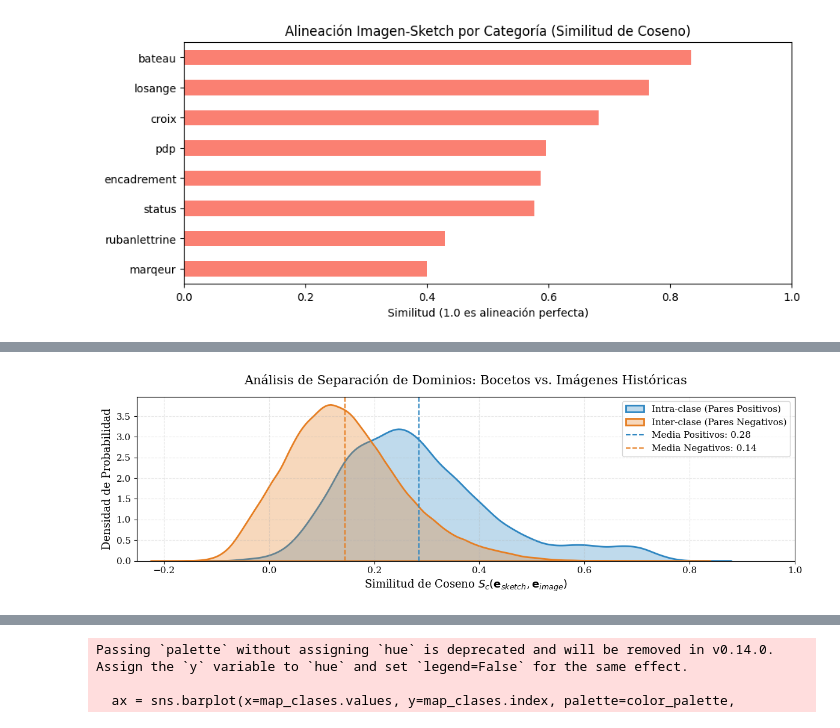
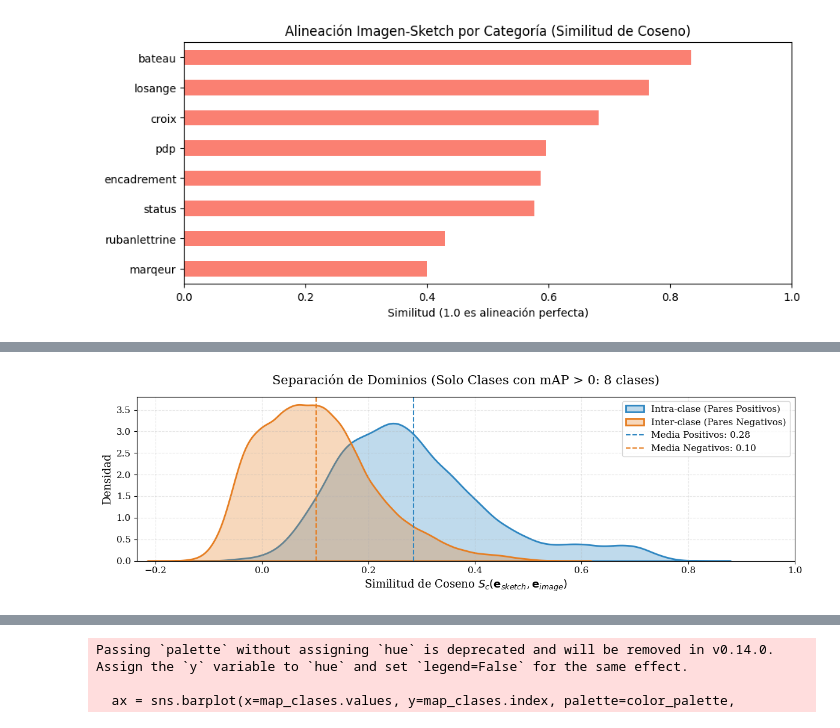
Before and after one commit to LukasWolff2002/TAREA_1_RECON_VISUAL, a Jupyter notebook: analisis.ipynb, the cells around one changed output, grey strips where cells are left out. Saved outputs shown, nothing was run; the diff lists cells and outputs as text; code cells hidden in the pictures.

Commit message:
arreglo grafico separacion de dominios

```diff
--- a/analisis.ipynb
+++ b/analisis.ipynb
@@ -250,72 +250,89 @@ plt.rcParams.update({
     "axes.grid": True,
     "grid.alpha": 0.3,
     "grid.linestyle": "--",
-    "text.usetex": False  # Cambiar a True si tienes LaTeX instalado en el sistema
+    "text.usetex": False
 })
 
 try:
-    # 2. Carga de los embeddings generados
+    # 2. Carga y preparación inicial
     data = torch.load("embeddings.pt")
     df = pd.DataFrame(data["records"])
     X = np.stack([r.numpy() for r in df['embedding']])
 
-    # Separación por tipo: Consultas (Sketches) vs Galería (Imágenes)
-    es_sketch = (df['dtype'] == 'sketch').values
-    X_query = X[es_sketch]
-    labels_query = df['category'].values[es_sketch]
+    # Separación base
+    mask_sketch = (df['dtype'] == 'sketch').values
+    X_query = X[mask_sketch]
+    labels_query = df['category'].values[mask_sketch]
+    X_gallery = X[~mask_sketch]
+    labels_gallery = df['category'].values[~mask_sketch]
 
-    X_gallery = X[~es_sketch]
-    labels_gallery = df['category'].values[~es_sketch]
-
-    # 3. Cálculo de la métrica de similitud de coseno
-    # Comparamos cada boceto con toda la galería de imágenes
+    # 3. Cálculo de AP por consulta para filtrar clases con mAP > 0
     sim_matrix = cosine_similarity(X_query, X_gallery)
 
-    intra_clase = [] # Pares del mismo objeto (Positivos)
-    inter_clase = [] # Pares de objetos distintos (Negativos)
+    def get_ap(sims, q_label, g_labels):
+        sort_idx = np.argsort(-sims)
+        rel = (g_labels[sort_idx] == q_label).astype(int)
+        if np.sum(rel) == 0: return 0.0
+        ranks = np.arange(1, len(rel) + 1)
+        return np.sum((np.cumsum(rel) / ranks) * rel) / np.sum(rel)
+
+    # Calcular AP para cada sketch
+    aps = [get_ap(sim_matrix[i], labels_query[i], labels_gallery) for i in range(len(X_query))]
+    df_aps = pd.DataFrame({'category': labels_query, 'AP': aps})
+
+    # Identificar clases con mAP > 0
+    mAP_per_class = df_aps.groupby('category')['AP'].mean()
+    clases_validas = mAP_per_class[mAP_per_class > 0].index.tolist()
+
+    print(f"Clases detectadas con mAP > 0: {len(clases_validas)} de {len(mAP_per_class)}")
+
+    # 4. Filtrar datos para el gráfico de Separación de Dominios
+    intra_clase = []
+    inter_clase = []
 
     for i in range(len(X_query)):
-        categoria_actual = labels_query[i]
-        mascara_positivos = (labels_gallery == categoria_actual)
+        # Solo procesamos si la categoría de la consulta tiene mAP > 0
+        if labels_query[i] in clases_validas:
+            categoria_actual = labels_query[i]
 
-        intra_clase.extend(sim_matrix[i][mascara_positivos])
-        inter_clase.extend(sim_matrix[i][~mascara_positivos])
+            # Filtramos la galería para comparar solo contra clases válidas
+            mask_gallery_valid = np.isin(labels_gallery, clases_validas)
+            labels_g_filtered = labels_gallery[mask_gallery_valid]
+            sims_filtered = sim_matrix[i][mask_gallery_valid]
 
-    # 4. Generación del gráfico alargado horizontalmente
-    plt.figure(figsize=(12, 4)) # Proporción alargada para análisis detallado
+            mascara_positivos = (labels_g_filtered == categoria_actual)
 
-    # Colores institucionales y profesionales
-    color_pos = "#2E86C1" # Azul para aciertos
-    color_neg = "#E67E22" # Naranja para ruido
+            intra_clase.extend(sims_filtered[mascara_positivos])
+            inter_clase.extend(sims_filtered[~mascara_positivos])
+
+    # 5. Generación del gráfico alargado
+    plt.figure(figsize=(12, 4))
+
+    color_pos = "#2E86C1" # Azul
+    color_neg = "#E67E22" # Naranja
 
     sns.kdeplot(intra_clase, label="Intra-clase (Pares Positivos)",
                 fill=True, color=color_pos, linewidth=2, alpha=0.3)
     sns.kdeplot(inter_clase, label="Inter-clase (Pares Negativos)",
                 fill=True, color=color_neg, linewidth=2, alpha=0.3)
 
-    # Líneas de tendencia central (Promedios)
-    plt.axvline(np.mean(intra_clase), color=color_pos, linestyle="--", label=f"Media Positivos: {np.mean(intra_clase):.2f}")
-    plt.axvline(np.mean(inter_clase), color=color_neg, linestyle="--", label=f"Media Negativos: {np.mean(inter_clase):.2f}")
+    plt.axvline(np.mean(intra_clase), color=color_pos, linestyle="--",
+                label=f"Media Positivos: {np.mean(intra_clase):.2f}")
+    plt.axvline(np.mean(inter_clase), color=color_neg, linestyle="--",
+                label=f"Media Negativos: {np.mean(inter_clase):.2f}")
 
-    # Etiquetas y Títulos en Español con notación matemática
-    plt.title("Análisis de Separación de Dominios: Bocetos vs. Imágenes Históricas", pad=15)
+    plt.title(f"Separación de Dominios (Solo Clases con mAP > 0: {len(clases_validas)} clases)", pad=15)
     plt.xlabel(r"Similitud de Coseno $S_c(\mathbf{e}_{sketch}, \mathbf{e}_{image})$")
-    plt.ylabel("Densidad de Probabilidad")
-
-    # Posicionar la leyenda fuera o en una esquina despejada
+    plt.ylabel("Densidad")
     plt.legend(loc="upper right", frameon=True)
 
-    # Ajuste de límites para centrar la visualización en la zona de interés
     plt.xlim(min(inter_clase)-0.05, 1.0)
-
     plt.tight_layout()
-    plt.savefig("separacion_dominios_horizontal.png", dpi=300, bbox_inches="tight")
+    plt.savefig("separacion_dominios_filtrado.png", dpi=300)
     plt.show()
 
-    print(f"Análisis completado. mAP implícito estimado por margen: {np.mean(intra_clase) - np.mean(inter_clase):.4f}")
+    print(f"Análisis completado. Margen (Gap): {np.mean(intra_clase) - np.mean(inter_clase):.4f}")
 
-except FileNotFoundError:
-    print("Error: No se encontró el archivo 'embeddings.pt'. Asegúrate de haber ejecutado la extracción primero.")
 except Exception as e:
-    print(f"Ocurrió un error inesperado: {e}")
+    print(f"Ocurrió un error: {e}")
 # %% [output]
@@ -322 +340 @@ except Exception as e:
-[figure, old version]
+[figure, new version]
```
Also changed, not shown: parts of 3 cells of this notebook, 3 other files.
